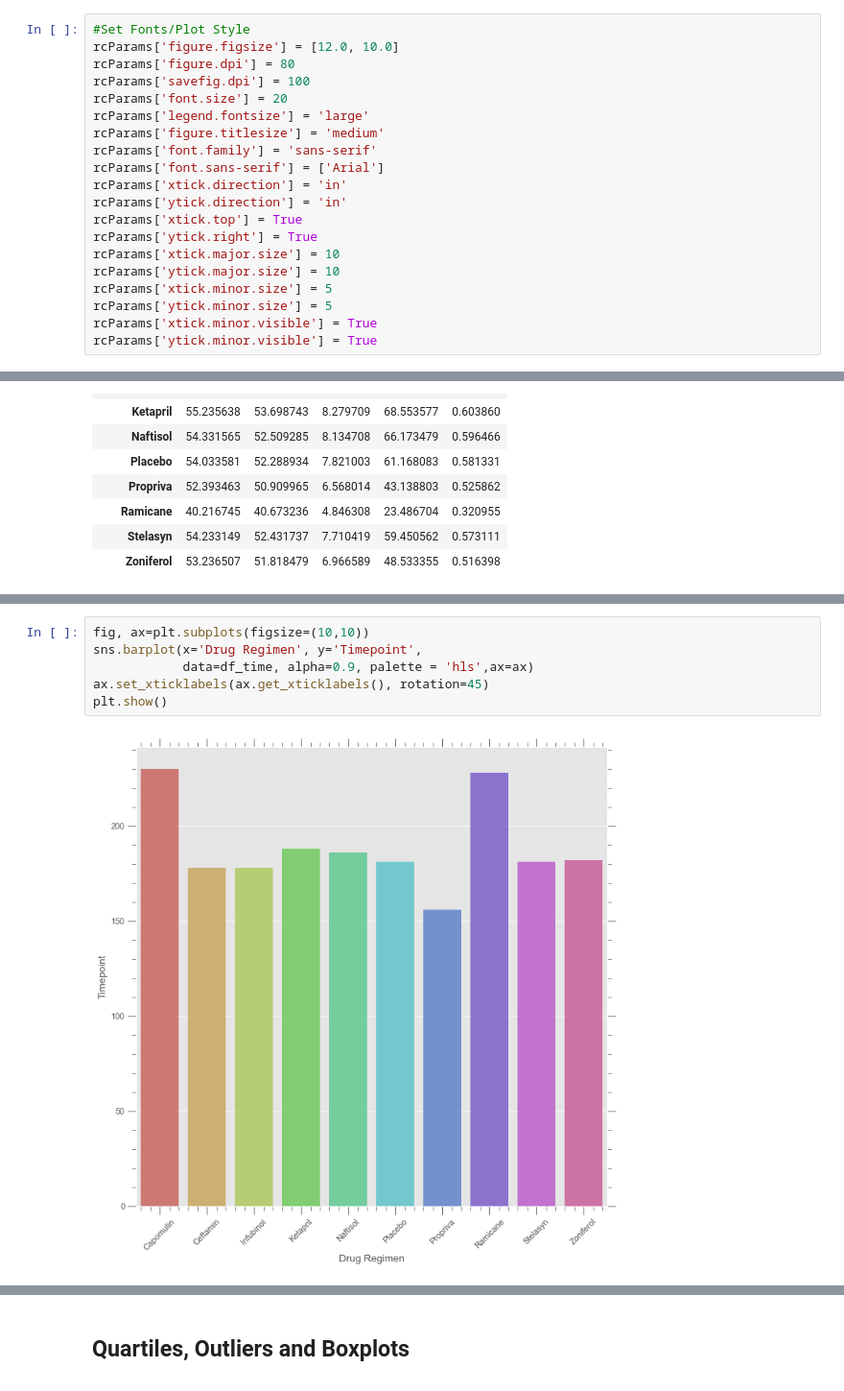
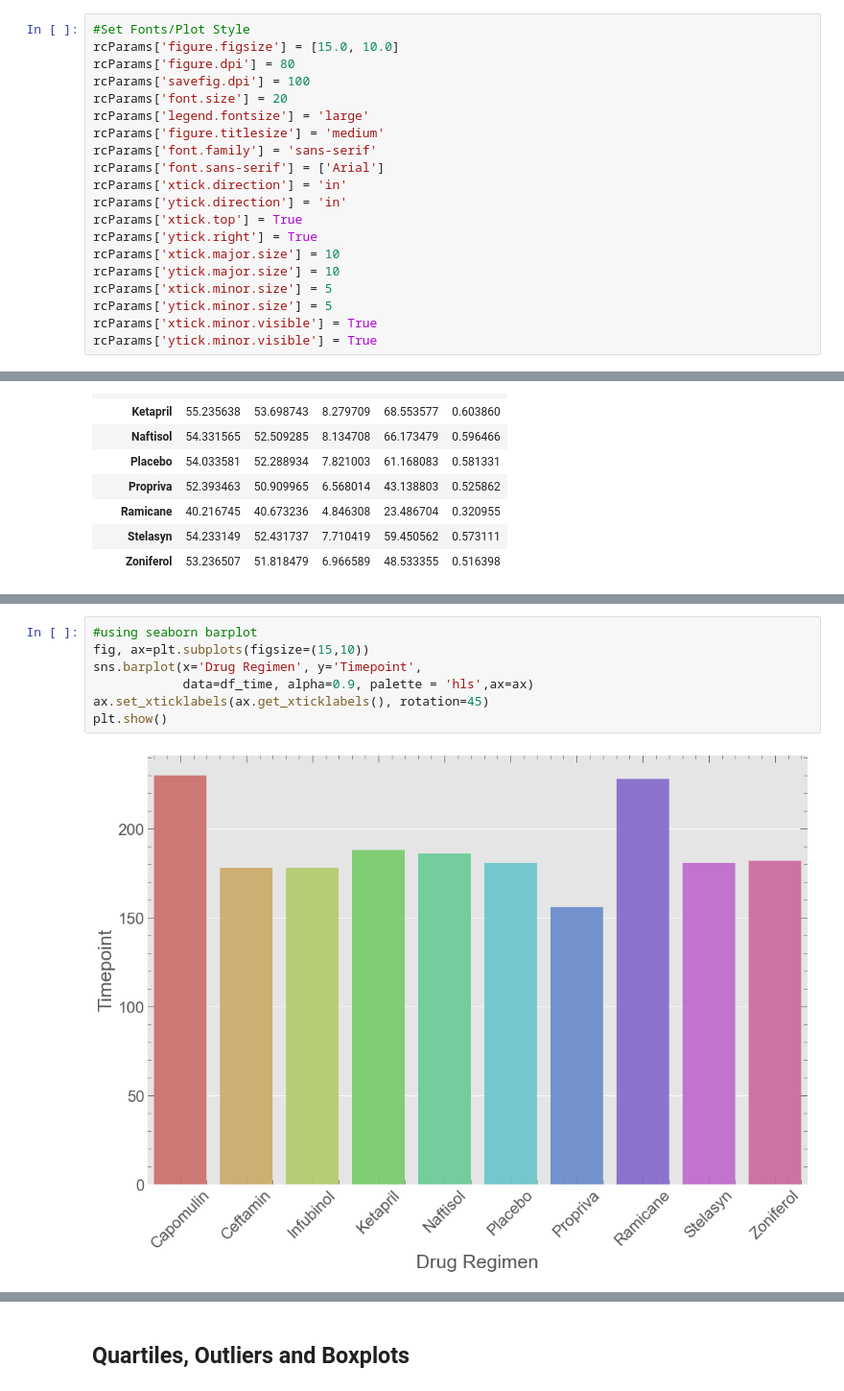
Before and after one commit to pandeysudip/Pharmaceutical-Data-Visulization, a Jupyter notebook: pymaceutical.ipynb, the cells around one changed output, grey strips where cells are left out. Shown at 96% size. Drawn from its saved outputs; the diff is of its cells as text.

```diff
--- a/pymaceutical.ipynb
+++ b/pymaceutical.ipynb
@@ -16,7 +17,7 @@ import os
 plt.style.use('ggplot')
 # %%
 #Set Fonts/Plot Style
-rcParams['figure.figsize'] = [12.0, 10.0]
+rcParams['figure.figsize'] = [15.0, 10.0]
 rcParams['figure.dpi'] = 80
 rcParams['savefig.dpi'] = 100
 rcParams['font.size'] = 20
@@ -397,9 +380,10 @@ plt.show()
 # %%
-fig, ax=plt.subplots(figsize=(10,10))
+#using seaborn barplot
+fig, ax=plt.subplots(figsize=(15,10))
 sns.barplot(x='Drug Regimen', y='Timepoint',
             data=df_time, alpha=0.9, palette = 'hls',ax=ax)
 ax.set_xticklabels(ax.get_xticklabels(), rotation=45)
 plt.show()
 # %% [output]
-[figure, old version]
+[figure, new version]
 # %%
```
Also changed, not shown: parts of 69 cells of this notebook, 1 other file.
